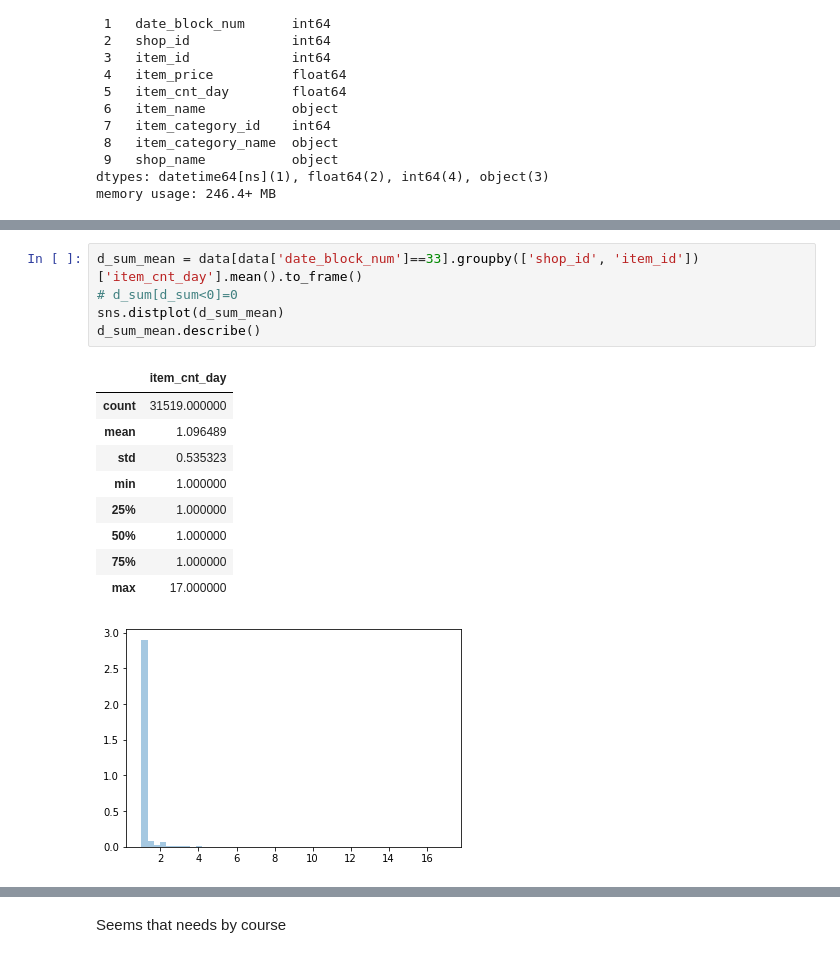
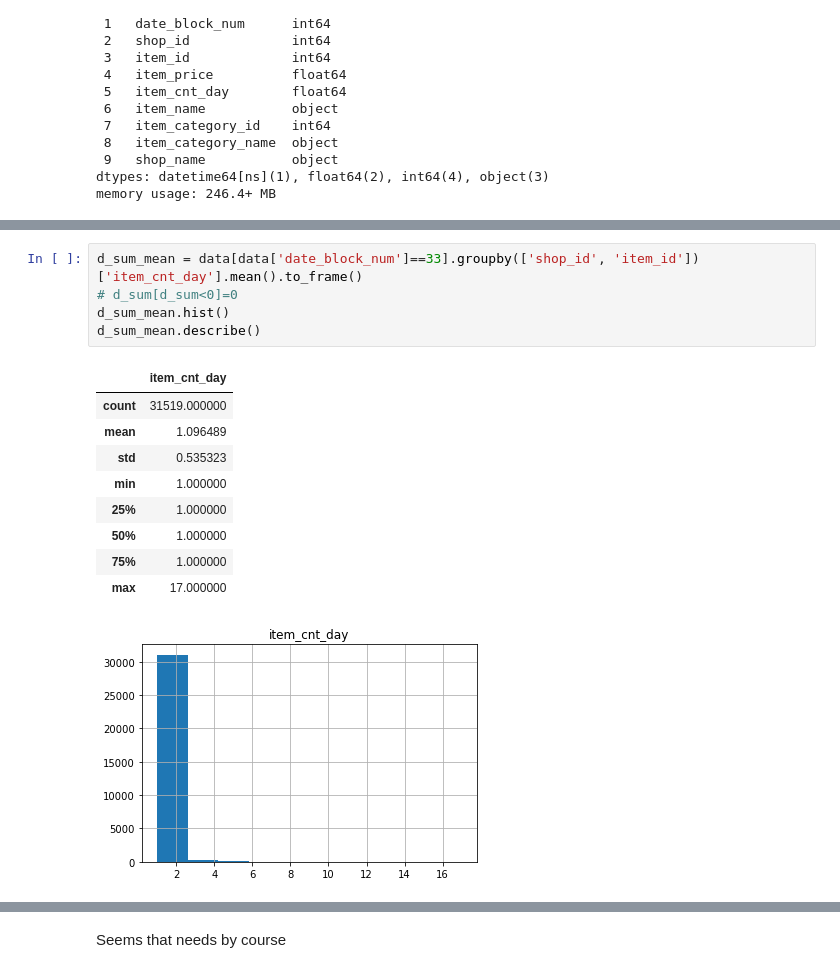
Before and after one commit to ddmitry80/coursera_how_to_win_kaggle, a Jupyter notebook: Final_project/Coursera_Kaggle_Project.ipynb, the cells around one changed output, grey strips where cells are left out. Saved outputs shown, nothing was run; the diff lists cells and outputs as text.

```diff
--- a/Final_project/Coursera_Kaggle_Project.ipynb
+++ b/Final_project/Coursera_Kaggle_Project.ipynb
@@ -267,16 +147,16 @@ data[data['item_cnt_day']>20] = 20
 # %%
 d_sum_mean = data[data['date_block_num']==33].groupby(['shop_id', 'item_id'])['item_cnt_day'].mean().to_frame()
 # d_sum[d_sum<0]=0
-sns.distplot(d_sum_mean)
+d_sum_mean.hist()
 d_sum_mean.describe()
 # %% [output]
 |  | item_cnt_day |
 | count | 31519.000000 |
 | mean | 1.096489 |
 | std | 0.535323 |
 | min | 1.000000 |
 | 25% | 1.000000 |
 | 50% | 1.000000 |
 | 75% | 1.000000 |
 | max | 17.000000 |
-[figure, old version]
+[figure, new version]
```
Also changed, not shown: parts of 14 cells of this notebook.
